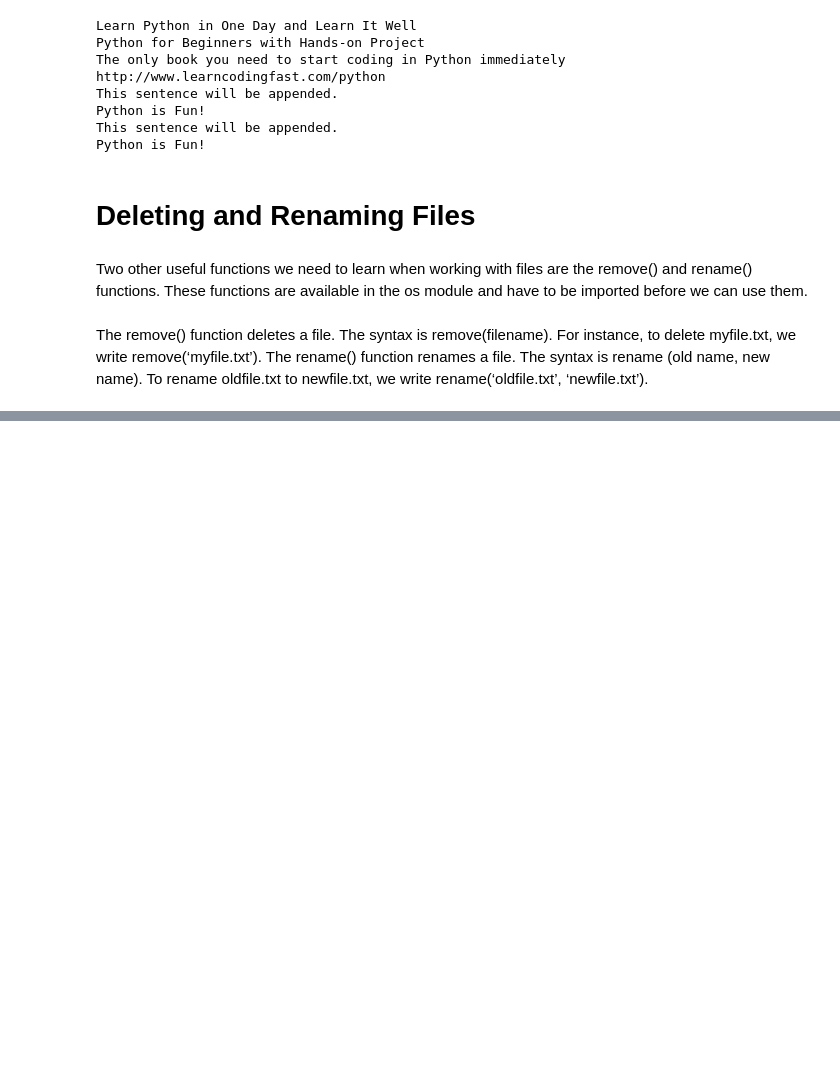
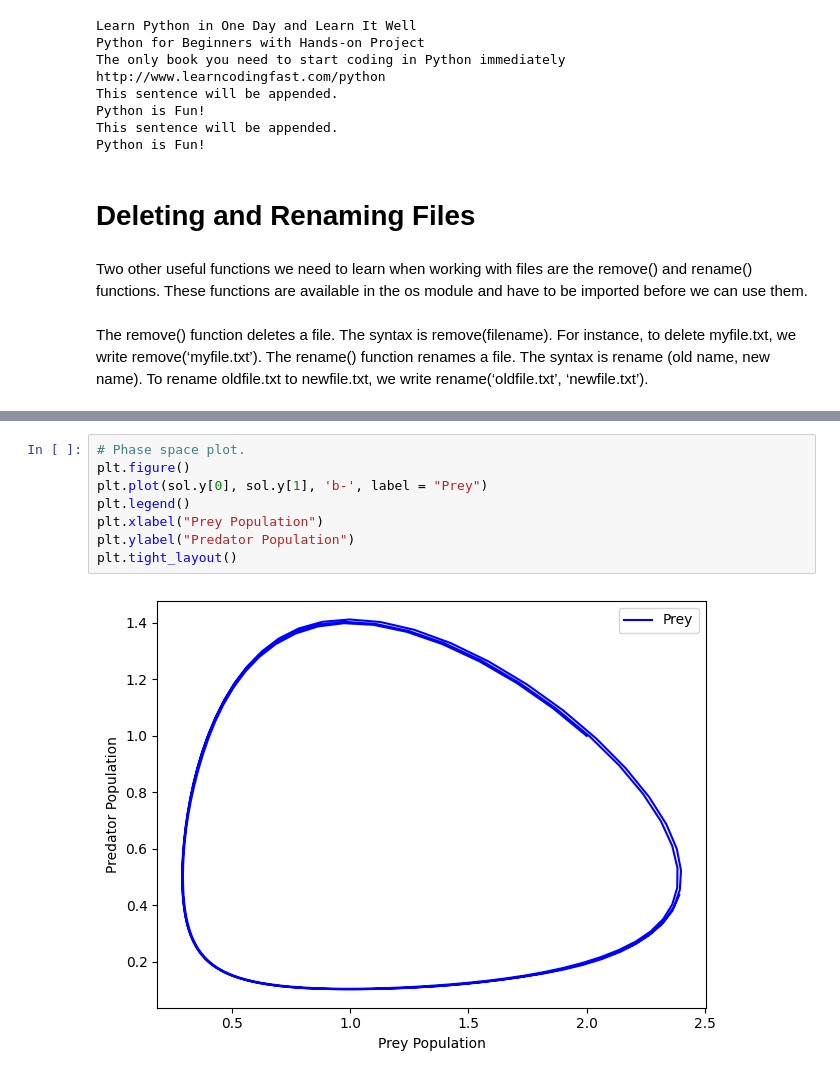
Before and after one commit to Mohaimin-I/Intro_python_Fall2025, a Jupyter notebook: Intro-to_python_part3.ipynb, the cells around one changed output, grey strips where cells are left out. Drawn from its saved outputs; the diff is of its cells as text; blank space fills up the shorter version.

```diff
--- a/Intro-to_python_part3.ipynb
+++ b/Intro-to_python_part3.ipynb
@@ -206,0 +407,10 @@ we write rename(‘oldfile.txt’, ‘newfile.txt’).
+# %%
+# Phase space plot.
+plt.figure()
+plt.plot(sol.y[0], sol.y[1], 'b-', label = "Prey")
+plt.legend()
+plt.xlabel("Prey Population")
+plt.ylabel("Predator Population")
+plt.tight_layout()
+# %% [output]
+[figure, added]
```
Also changed, not shown: parts of 20 cells of this notebook.
